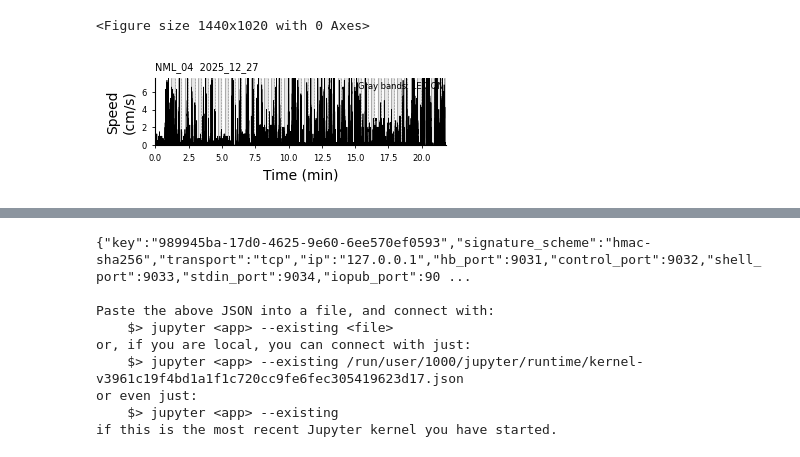
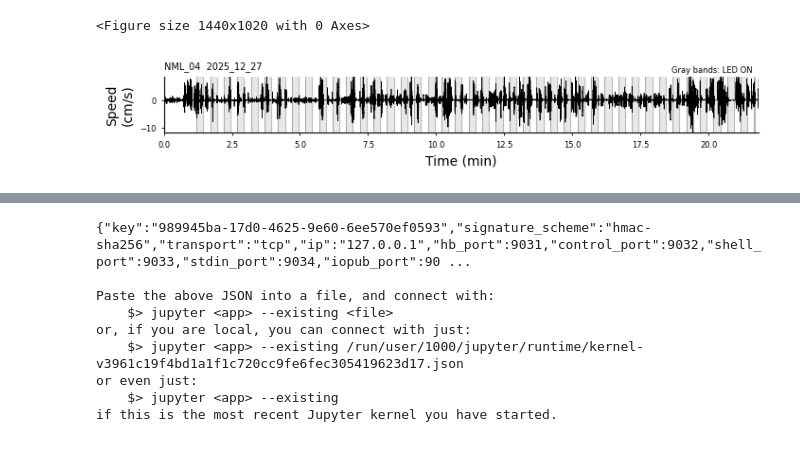
Before and after one commit to neuromomentumlab/Classical_Conditioning_Air_Wheel, a Jupyter notebook: Python/notebooks/habituation_analysis.ipynb, the cells around one changed output, grey strips where cells are left out. Saved outputs shown, nothing was run; the diff lists cells and outputs as text; code cells hidden in the pictures.

```diff
--- a/Python/notebooks/habituation_analysis.ipynb
+++ b/Python/notebooks/habituation_analysis.ipynb
@@ -1105,10 +1105,10 @@ fig_dir.mkdir(parents=True, exist_ok=True)
 # --------------------------------------------------
 # plot raw speed trace
 # --------------------------------------------------
-fig, ax = plt.subplots(figsize=(3.5, 1.3))
+fig, ax = plt.subplots(figsize=(7, 1.25))
 
 # speed trace
-ax.plot(t_min, speed_path, lw=0.5, color="black", zorder=2)
+ax.plot(t_min, speed_net, lw=0.5, color="black", zorder=2)
 
 # LED ON shaded epochs
 for on, off in zip(Air_r_min, Air_f_min):
@@ -1125,33 +1125,33 @@ ax.set_xlabel("Time (min)")
 ax.set_ylabel("Speed\n(cm/s)")
 ax.set_title(f"{animal}  {date}", loc="left", fontsize=7)
 
 ax.spines["top"].set_visible(False)
 ax.spines["right"].set_visible(False)
 
 ax.set_xlim(0, np.nanmax(t_min))
-ax.set_ylim(0, np.nanpercentile(speed_path, 99.5))
+ax.set_ylim(np.nanmin(speed_net[speed_net < 0]), np.nanpercentile(speed_net[speed_net > 0], 99.5))
 
 ax.tick_params(width=0.6, length=2.5, labelsize=6)
 
 # small annotation
 ax.text(
-    0.99, 0.95,
+    0.99, 1.2,
     "Gray bands: LED ON",
     transform=ax.transAxes,
     ha="right",
     va="top",
     fontsize=6
 )
 
 fig.tight_layout(pad=0.35)
 
 # --------------------------------------------------
 # save
 # --------------------------------------------------
 fig.savefig(fig_dir / "Figure1B_raw_speed_trace_led.pdf")
 fig.savefig(fig_dir / "Figure1B_raw_speed_trace_led.svg")
 fig.savefig(fig_dir / "Figure1B_raw_speed_trace_led.png", dpi=600)
 
 plt.show()
 # %% [output]
-[figure, old version]
+[figure, new version]
```
Also changed, not shown: parts of 1 cell of this notebook, 2 other files.
